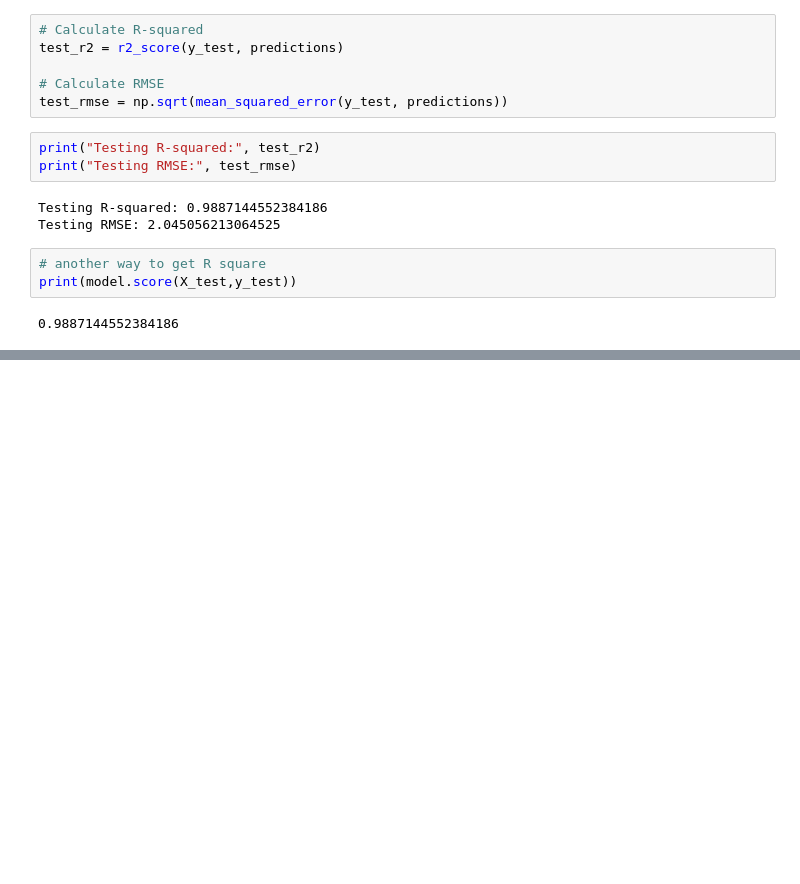
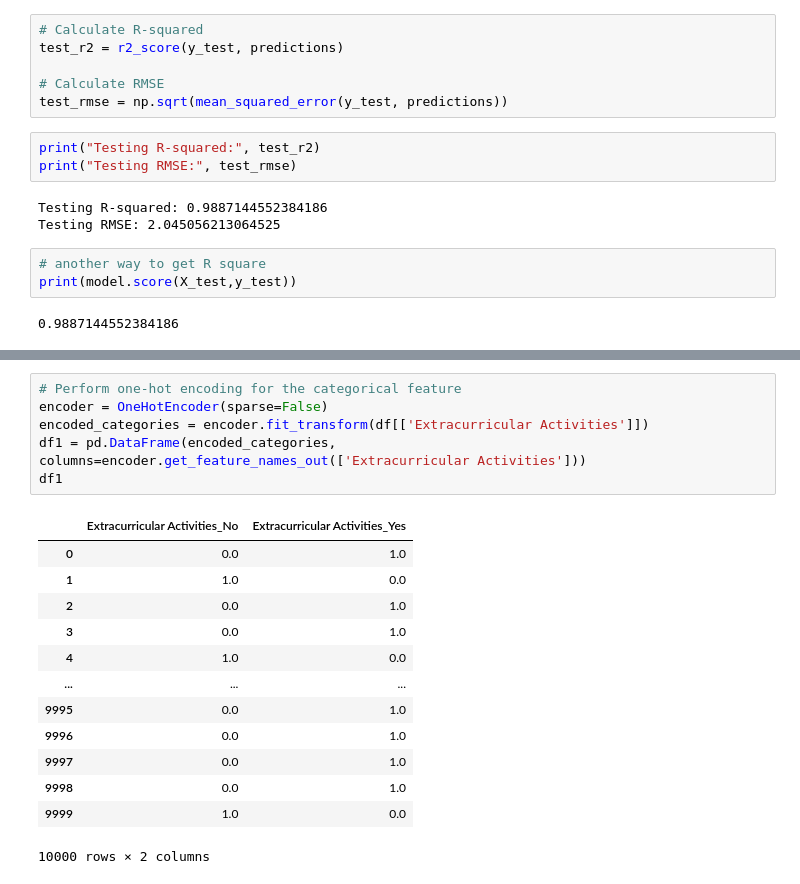
Before and after one commit to praths71018/Kaggle_Datasets, a Jupyter notebook: student-performance-regression-analysis.ipynb, the cells around one changed output, grey strips where cells are left out. Drawn from its saved outputs; the diff is of its cells as text; blank space fills up the shorter version.

```diff
--- a/student-performance-regression-analysis.ipynb
+++ b/student-performance-regression-analysis.ipynb
@@ -129,0 +161,20 @@ plt.show()
+# %%
+# Perform one-hot encoding for the categorical feature
+encoder = OneHotEncoder(sparse=False)
+encoded_categories = encoder.fit_transform(df[['Extracurricular Activities']])
+df1 = pd.DataFrame(encoded_categories, columns=encoder.get_feature_names_out(['Extracurricular Activities']))
+df1
+# %% [output]
+|  | Extracurricular Activities_No | Extracurricular Activities_Yes |
+| 0 | 0.0 | 1.0 |
+| 1 | 1.0 | 0.0 |
+| 2 | 0.0 | 1.0 |
+| 3 | 0.0 | 1.0 |
+| 4 | 1.0 | 0.0 |
+| ... | ... | ... |
+| 9995 | 0.0 | 1.0 |
+| 9996 | 0.0 | 1.0 |
+| 9997 | 0.0 | 1.0 |
+| 9998 | 0.0 | 1.0 |
+| 9999 | 1.0 | 0.0 |
+10000 rows × 2 columns
```
Also changed, not shown: parts of 15 cells of this notebook.
